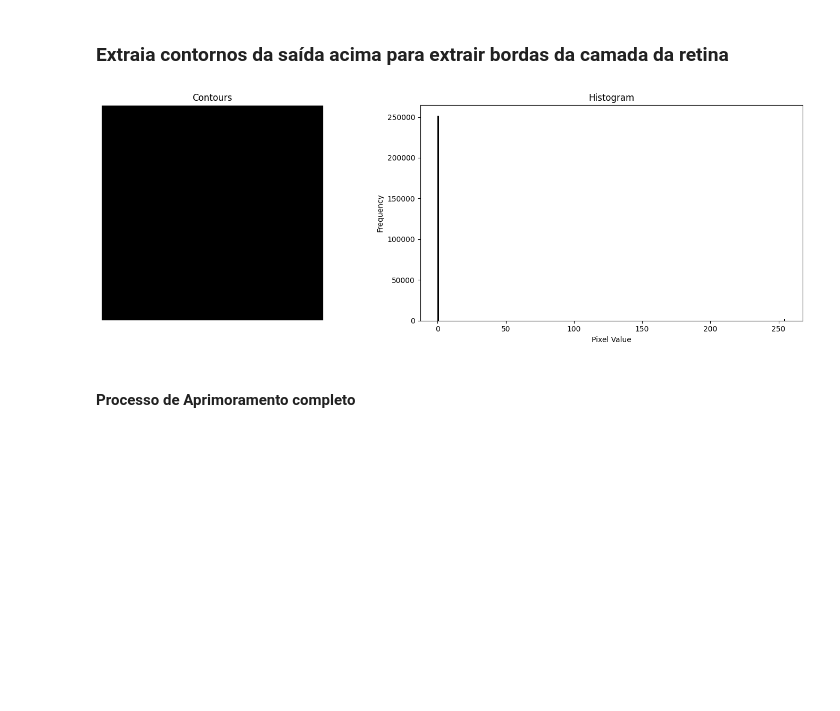
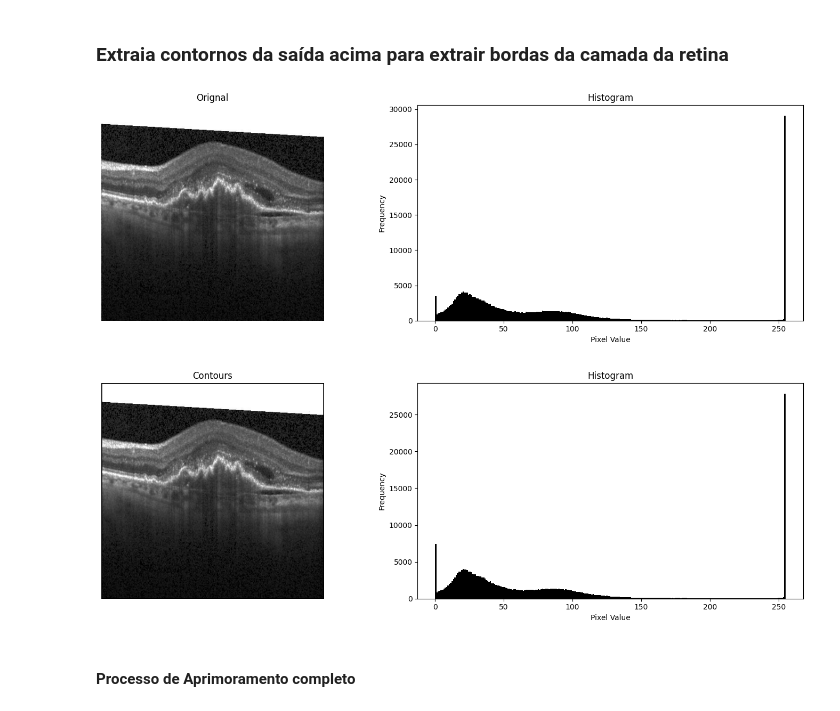
Before and after one commit to myller-silva/pdi-project-data-analysis, a Jupyter notebook: analysis.ipynb, the cells around one changed output. Cells and saved outputs as stored; diff of their text form; code cells hidden in the pictures; blank space fills up the shorter version.

```diff
--- a/analysis.ipynb
+++ b/analysis.ipynb
@@ -387,16 +387,20 @@ plt.show()
 # %% [markdown]
 ### Extraia contornos da saída acima para extrair bordas da camada da retina
 # %%
+#TODO: perguntar ao professor como exatamente fazer isso
+
 # extrair contornos da imagem com morfologia de fechamento
 contours, _ = cv2.findContours(closed, cv2.RETR_TREE, cv2.CHAIN_APPROX_SIMPLE)
 
 # desenhar contornos na imagem
-contour_image = cv2.drawContours(np.zeros_like(img), contours, -1, 255, 1)
-# contour_image = Image.fromarray(contour_image)
+contour_image = cv2.drawContours(np.array(img), contours, -1, (0, 255, 0), 2)
 
+
+show_image_and_histogram(img, title_image="Orignal", title_hist="Histogram", bins=256)
 show_image_and_histogram(Image.fromarray(contour_image), title_image="Contours", title_hist="Histogram", bins=256)
 # %% [output]
-[figure, old version]
+[figure, new version]
+[figure, added]
 # %% [markdown]
 #### Processo de Aprimoramento completo
 # %% [markdown]
```
Also changed, not shown: parts of 2 cells of this notebook.
